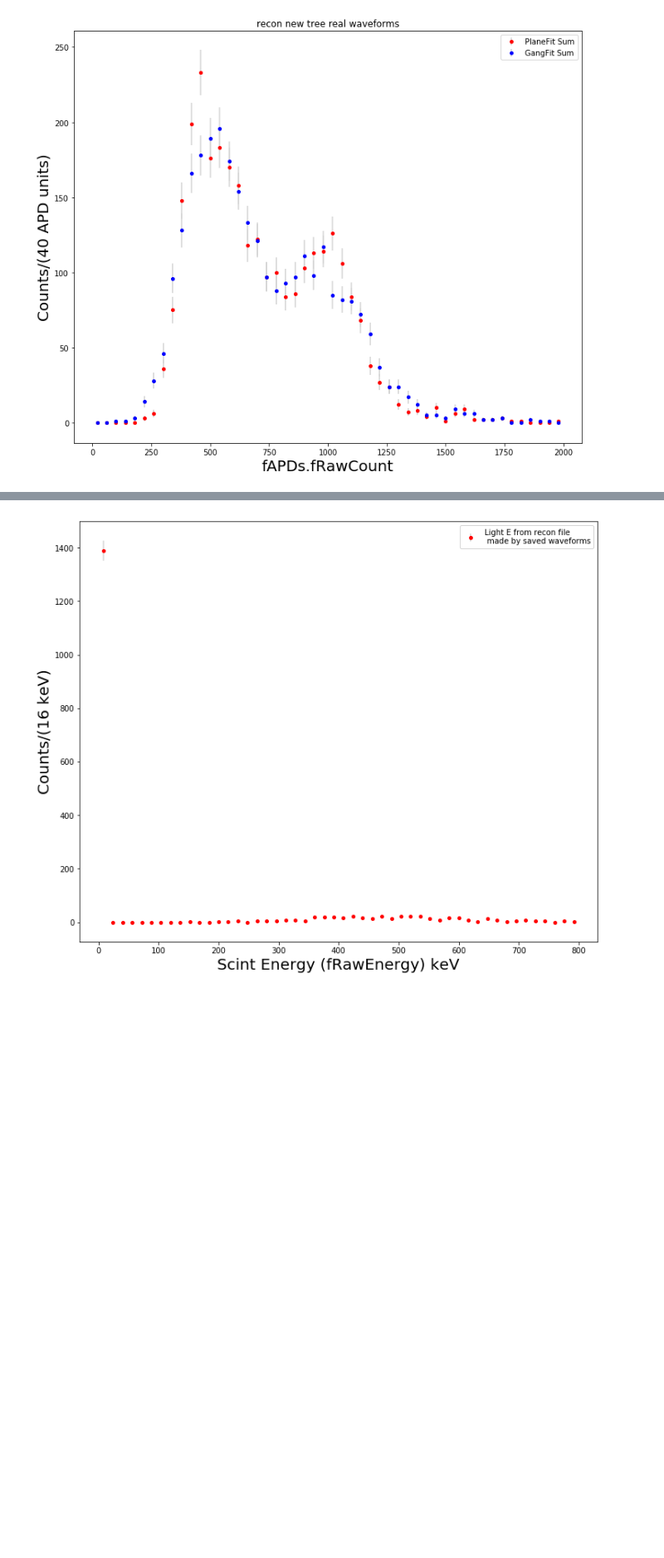
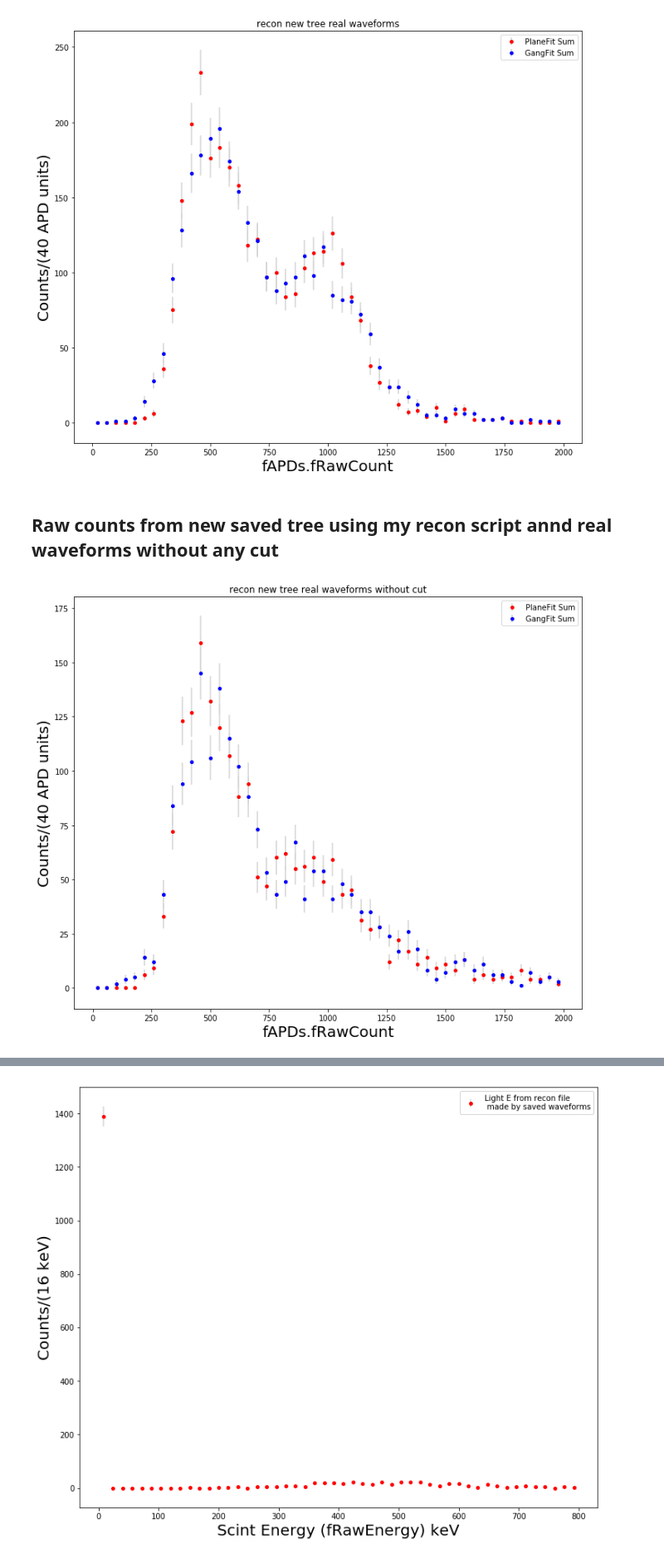
Before and after one commit to sli135/APD-GAN-Simulation, a Jupyter notebook: APDRawCount.ipynb, the cells around one changed output, grey strips where cells are left out. Shown: that part at 83% size. Saved outputs shown, nothing was run; the diff lists cells and outputs as text; code cells hidden in the pictures; blank space fills up the shorter version.

```diff
--- a/APDRawCount.ipynb
+++ b/APDRawCount.ipynb
@@ -69,6 +69,11 @@ with open(mypath+'/test_real_rawcounts_5851_full_length.pkl','rb') as file:
     real_raw_chn = pickle.load(file,encoding='bytes')
 file.close()
 
+with open(mypath+'/test_real_rawcounts_5851_full_length_nocut.pkl','rb') as file:
+    real_raw_plane_nocut = pickle.load(file,encoding='bytes')
+    real_raw_chn_nocut = pickle.load(file,encoding='bytes')
+file.close()
+
 with open(mypath+'/Th5851-002.pkl','rb') as file:
     origin_raw_plane = pickle.load(file,encoding='bytes')
     origin_raw_chn = pickle.load(file,encoding='bytes')
@@ -76,6 +81,10 @@ file.close()
 
 with open(mypath+'/test_real_charge_recon_5851_full_real.pkl','rb') as file:
     real_light_e = pickle.load(file,encoding='bytes')
+file.close()
+
+with open(mypath+'/test_real_charge_recon_5851_full_real_nocut.pkl','rb') as file:
+    real_light_e_nocut = pickle.load(file,encoding='bytes')
 file.close()
 
 with open(mypath+'/masked00005851-002.pkl','rb') as file:
@@ -137,3 +150,29 @@ plt.savefig(mygraphpath+'/test_real_rawcounts_5851_full_length.png',bbox_inches
 plt.show()
 # %% [output]
 [figure]
+# %% [markdown]
+## Raw counts from new saved tree using my recon script annd real waveforms without any cut
+# %%
+left = 0
+right = 2000
+nbins = 50
+mybins = np.linspace(left,right,nbins+1)
+e_step = (right-left)/nbins
+ncharge, binscharge = np.histogram(real_raw_plane_nocut,bins=mybins)
+nlight, binslight = np.histogram(real_raw_chn_nocut,bins=mybins)
+
+err_c = get_errs(ncharge)
+err_s = get_errs(nlight)
+cent  = get_centers(mybins,e_step)
+
+plt.rcParams['figure.figsize'] = [12, 10]
+plt.errorbar(cent,ncharge,yerr=err_c,ecolor='lightgrey',fmt='o',color='r',markersize=4.,label='PlaneFit Sum')
+plt.errorbar(cent,nlight,yerr=err_s,ecolor='lightgrey',fmt='o',color='b',markersize=4.,label='GangFit Sum')
+plt.legend()
+plt.title('recon new tree real waveforms without cut')
+plt.xlabel(r'fAPDs.fRawCount',fontsize=20)
+plt.ylabel(r'Counts/(%.0f APD units)'%(e_step),fontsize=20)
+plt.savefig(mygraphpath+'/test_real_rawcounts_5851_full_length_noncut.png',bbox_inches = 'tight')
+plt.show()
+# %% [output]
+[figure, added]
```
Also changed, not shown: parts of 7 cells of this notebook.
